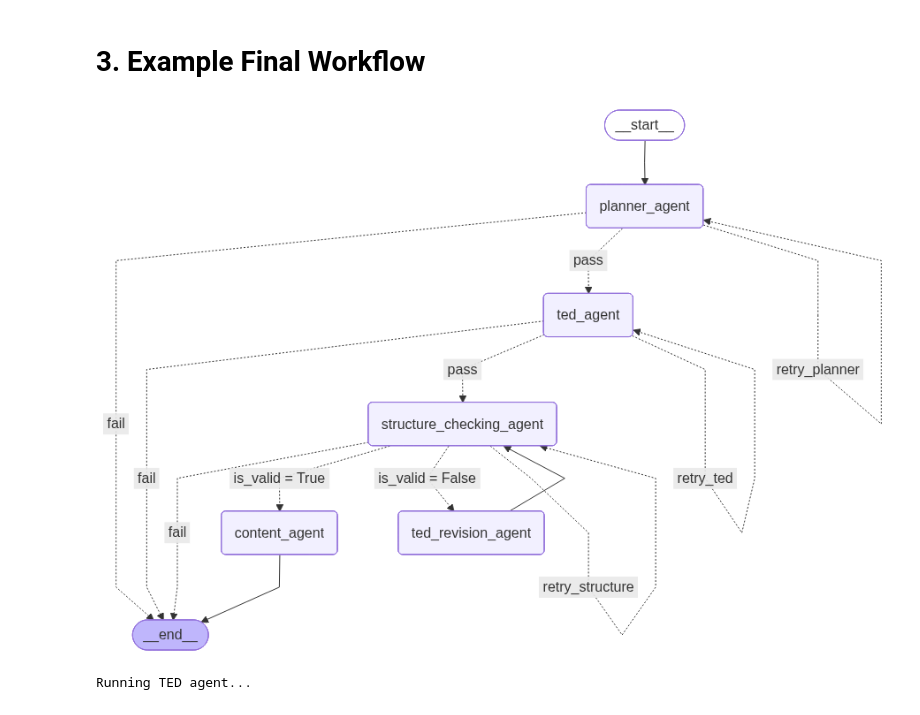
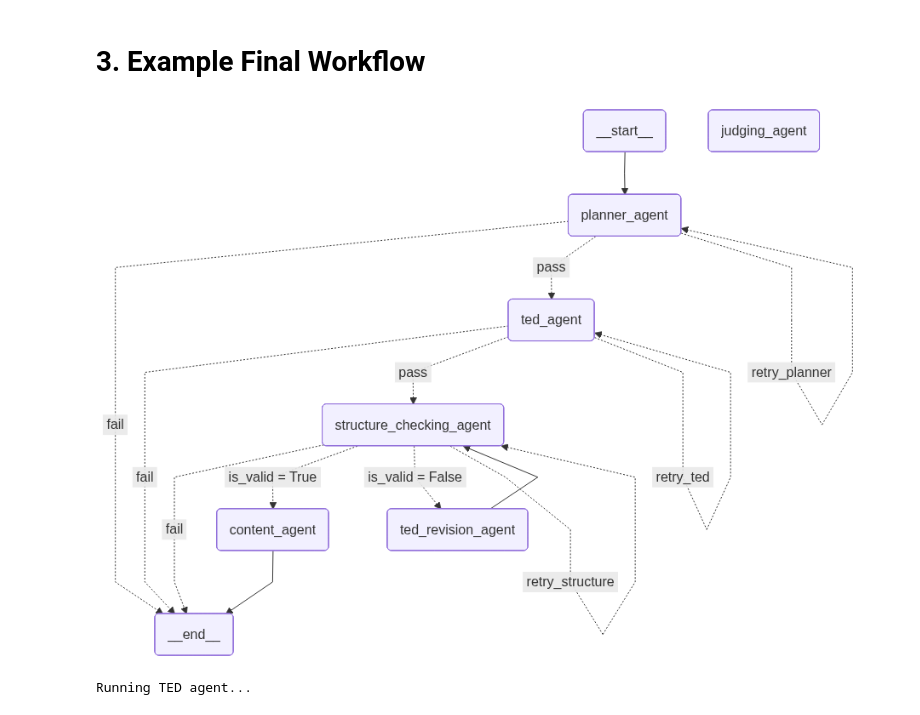
Before and after one commit to BrannonOh/CS614_GroupProject, a Jupyter notebook: Brannon_File.ipynb, the cells around one changed output. Drawn from its saved outputs; the diff is of its cells as text; code cells hidden in the pictures.

Commit message:
test judging agent

```diff
--- a/Brannon_File.ipynb
+++ b/Brannon_File.ipynb
@@ -652,20 +652,24 @@ Produce a revised TED blueprint that fixes the flagged structural issues while p
 # %%
 # Initialize the LLM
 llm = ChatOpenAI(model="gpt-4.1-mini", temperature=0)
-judging_llm = ChatOpenAI(model="gpt-4.1-min", temperature=5)
 
 # Attach the Pydantic schema (structured outputs) - Converts Pydantic Schema into a JSON schema
 # Model is forced to produce JSON matching this schema
 ted_llm = llm.with_structured_output(TEDBlueprint)
 structure_llm = llm.with_structured_output(StructureCheckOutput)
 ted_revision_llm = llm.with_structured_output(TEDBlueprint)
+judging_llm = llm.copy()
 # %%
 # Graph state shared between nodes
 class GraphState(TypedDict):
     planner_blueprint: PlannerBlueprint
     ted_blueprint: Optional[TEDBlueprint]
+
     structure_check_result: Optional[StructureCheckOutput]
     structure_feedback_brief: Optional[dict]
+
+    final_speech: Optional[str]
+    judging_result: Optional[str]
 
     # Retry / loop control
     ted_output_retry_count: int
@@ -925,6 +968,7 @@ builder.add_node("ted_agent", ted_agent_node)
 builder.add_node("structure_checking_agent", structure_checking_agent_node)
 builder.add_node("ted_revision_agent", ted_revision_agent_node)
 builder.add_node("content_agent", content_agent_node)
+builder.add_node("judging_agent", judging_agent_node)
 
 # Define graph flow
 builder.set_entry_point("planner_agent")
@@ -936,34 +980,36 @@ builder.add_conditional_edges(
         "retry_planner": "planner_agent",
         "fail": END,
     }
 )
 builder.add_conditional_edges(
     "ted_agent",
     route_after_ted_agent,
     {
         "pass": "structure_checking_agent",
         "retry_ted": "ted_agent",
         "fail": END,
     }
 )
 builder.add_conditional_edges(
     "structure_checking_agent",
     route_after_structure_check,
     {
         "is_valid = True": "content_agent",
         "retry_structure": "structure_checking_agent",
         "is_valid = False": "ted_revision_agent",
         "fail": END,
     }
     )
 builder.add_edge("ted_revision_agent", "structure_checking_agent")
+builder.add_edge("judging_agent", END)
+
 # Compile graph
 graph = builder.compile()
 
 # Visualize the graph
 Image(graph.get_graph().draw_mermaid_png())
 # %% [output]
-[figure, old version]
+[figure, new version]
 # %%
 with open("mocks/mock_planner_blueprint.json", "r") as f:
     planner_blueprint_json = json.load(f)
```
Also changed, not shown: parts of 1 cell of this notebook.
